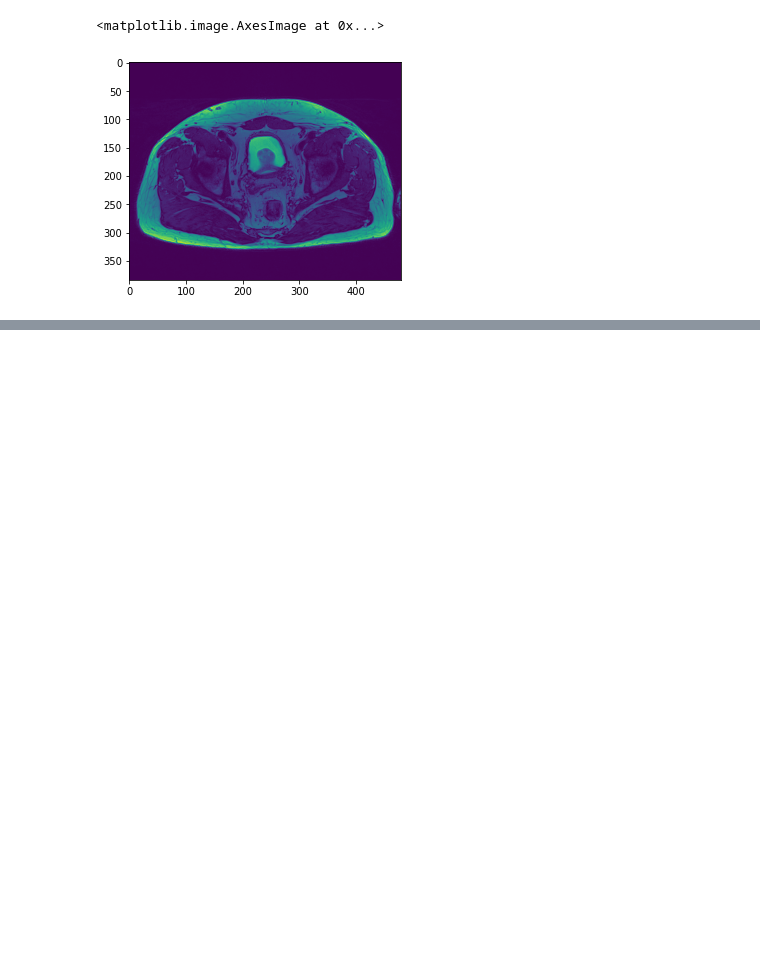
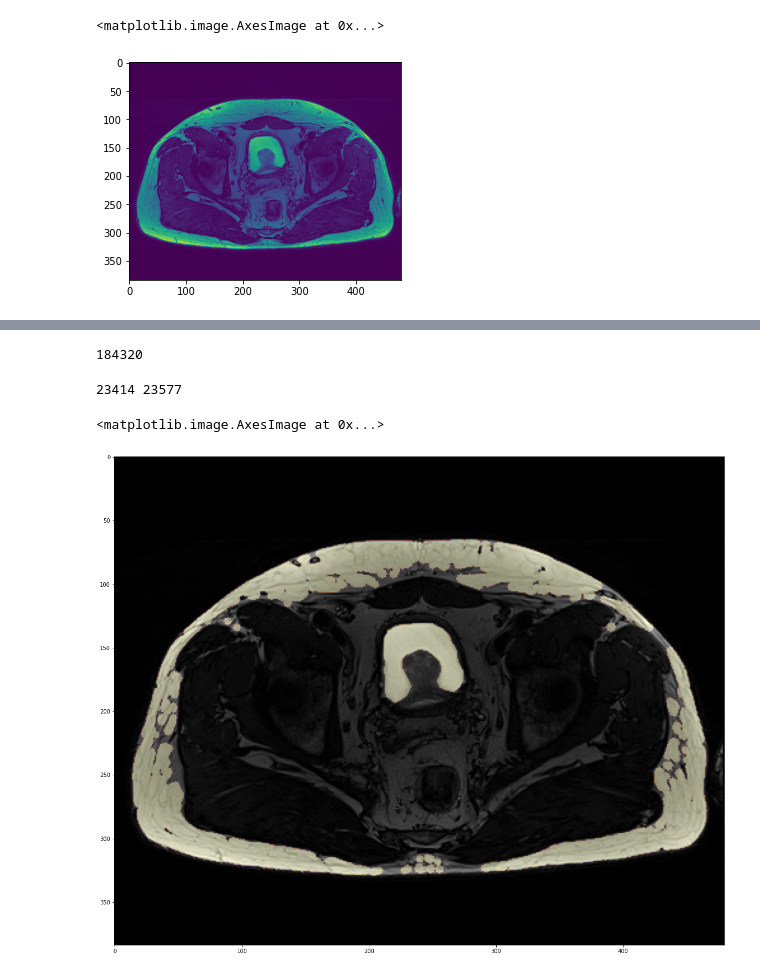
Before and after one commit to mpierangeli/PEFI-Prostate_Cancer_MRI, a Jupyter notebook: pruee.ipynb, the cells around one changed output, grey strips where cells are left out. Drawn from its saved outputs; the diff is of its cells as text; code cells hidden in the pictures; blank space fills up the shorter version.

```diff
--- a/pruee.ipynb
+++ b/pruee.ipynb
@@ -38,0 +49,15 @@ error: OpenCV(4.5.3) C:\Users\runneradmin\AppData\Local\Temp\pip-req-build-sn_xp
+# %%
+np.size(out)
+# %% [output]
+184320
+# %%
+print(np.sum(out),np.sum(out2))
+# %% [output]
+23414 23577
+# %%
+plt.figure(figsize=(20,20))
+plt.imshow(img,cmap="gray")
+plt.imshow(out2,cmap="inferno",alpha=0.3)
+# %% [output]
+<matplotlib.image.AxesImage at 0x...>
+[figure, added]
```
Also changed, not shown: parts of 3 cells of this notebook, 1 other file.
